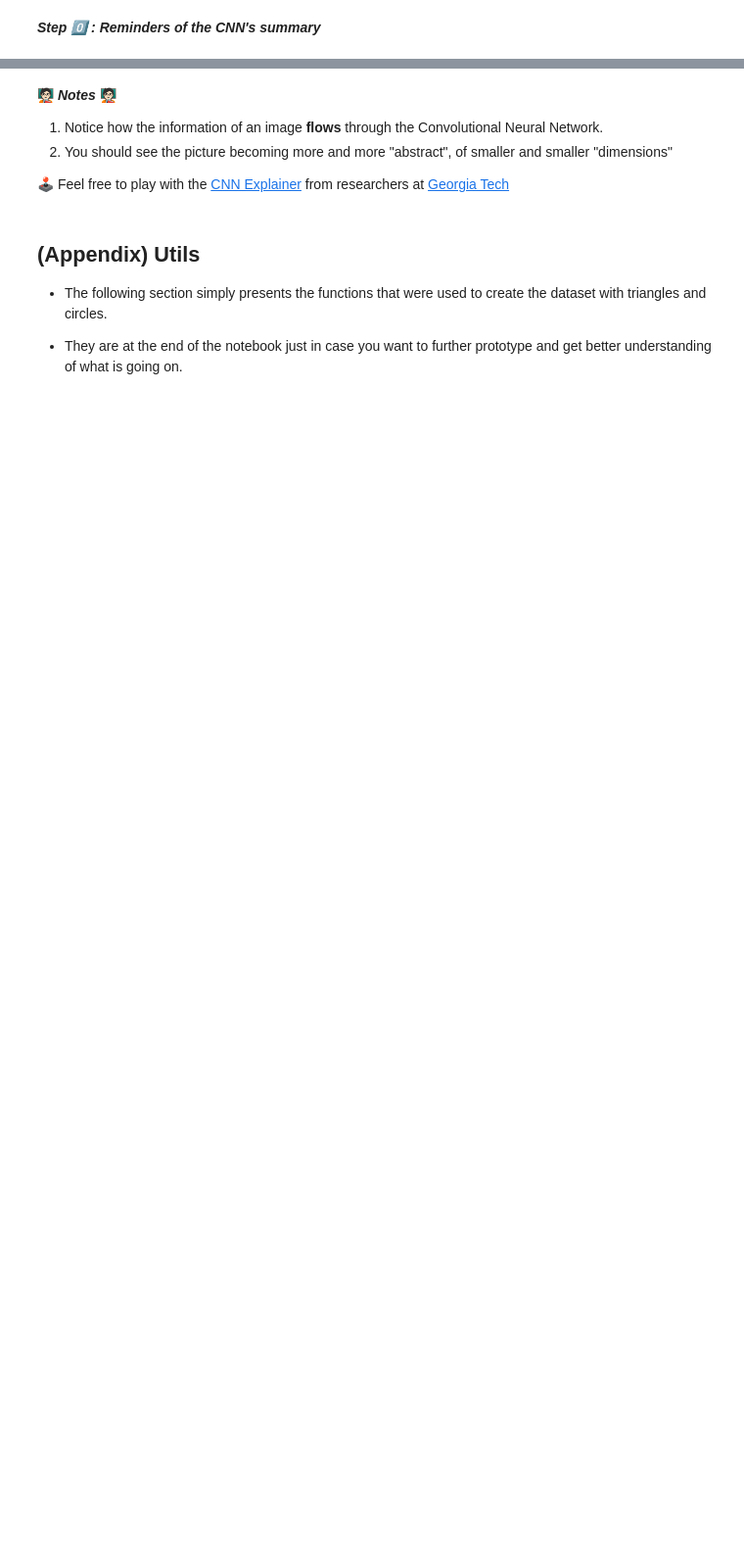
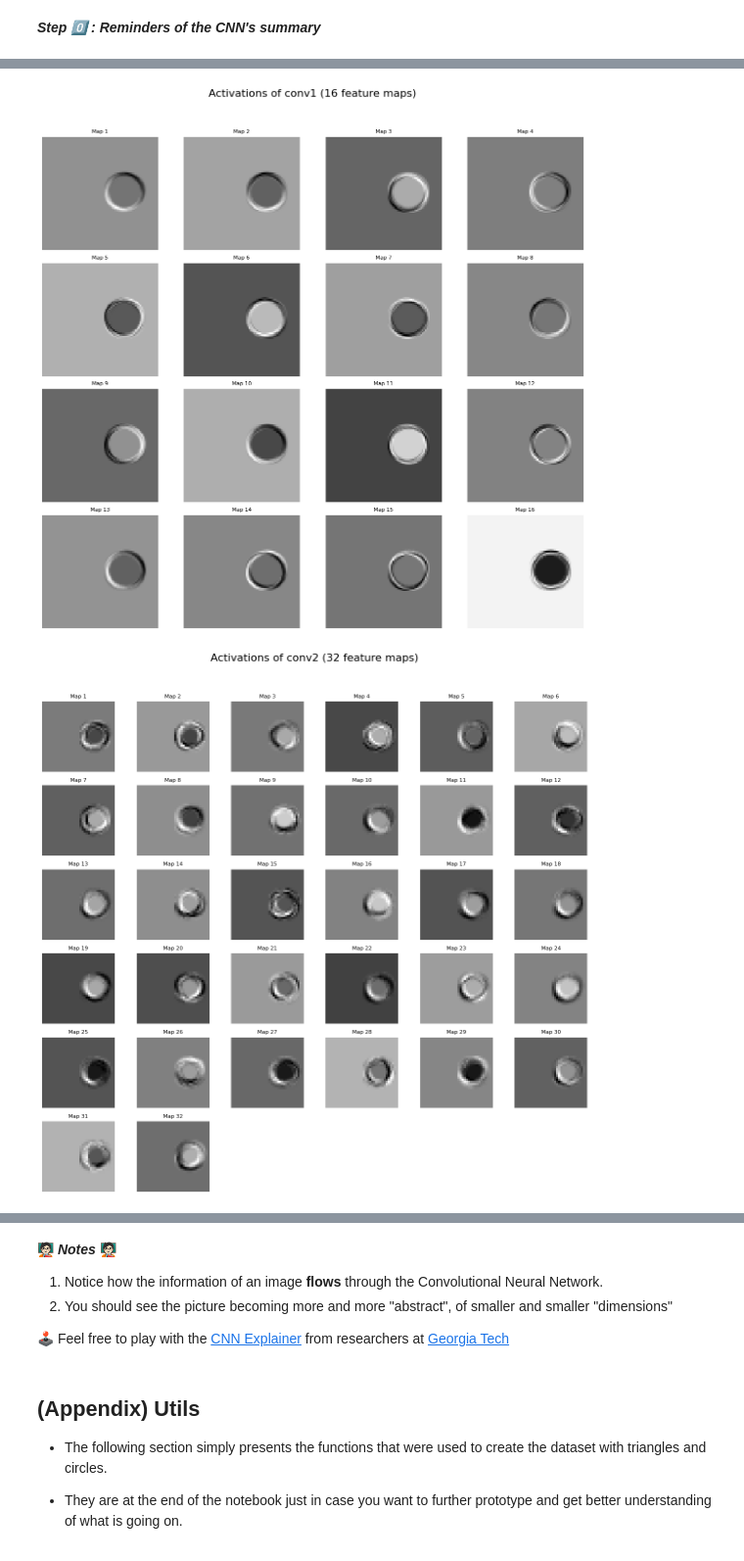
Before and after one commit to michelucci/HSLU-CV-Blockweek-Aug-2025, a Jupyter notebook: 20 - CNNs and Transfer Learning with PyTorch/torch_intro_to_convolutions_Colab_version.ipynb, the cells around one changed output, grey strips where cells are left out. Shown: that part at 98% size. Drawn from its saved outputs; the diff is of its cells as text; code cells hidden in the pictures; blank space fills up the shorter version.

```diff
--- a/20 - CNNs and Transfer Learning with PyTorch/torch_intro_to_convolutions_Colab_version.ipynb
+++ b/20 - CNNs and Transfer Learning with PyTorch/torch_intro_to_convolutions_Colab_version.ipynb
@@ -960,0 +964,47 @@ for layer_number in [0,2,4,6]:
+# %%
+import math
+
+
+def visualize_activations(layer_outputs):
+    """
+    Plots the feature maps from each layer's activation.
+    """
+    # Loop through each layer's name and its corresponding activation tensor
+    for layer_name, activation in layer_outputs.items():
+        # The activation tensor has shape (1, num_channels, height, width)
+        num_feature_maps = activation.shape[1]
+
+        # Calculate the grid size for the subplots (e.g., 16 maps -> 4x4 grid)
+        grid_size = math.ceil(math.sqrt(num_feature_maps))
+
+        # Create a figure to display the feature maps
+        fig, axes = plt.subplots(grid_size, grid_size, figsize=(12, 12))
+        fig.suptitle(f'Activations of {layer_name} ({num_feature_maps} feature maps)', fontsize=16)
+
+        # Loop through each feature map in the activation tensor
+        for i in range(num_feature_maps):
+            # Get the specific feature map
+            # Squeeze() removes the batch dimension of 1
+            feature_map = activation.squeeze(0)[i]
+
+            # Find the correct subplot to draw on
+            ax = axes[i // grid_size, i % grid_size]
+
+            # Plot the feature map as a grayscale image
+            ax.imshow(feature_map, cmap='gray')
+            ax.set_title(f'Map {i+1}', fontsize=8)
+            ax.axis('off')
+
+        # Clean up empty subplots
+        for i in range(num_feature_maps, grid_size*grid_size):
+            ax = axes[i // grid_size, i % grid_size]
+            ax.axis('off')
+
+        plt.tight_layout(rect=[0, 0.03, 1, 0.95])
+        plt.show()
+# %%
+# --- 3. Run the visualization ---
+visualize_activations(layer_outputs)
+# %% [output]
+[figure, added]
+[figure, added]
```
Also changed, not shown: parts of 66 cells of this notebook, 3 other files.
